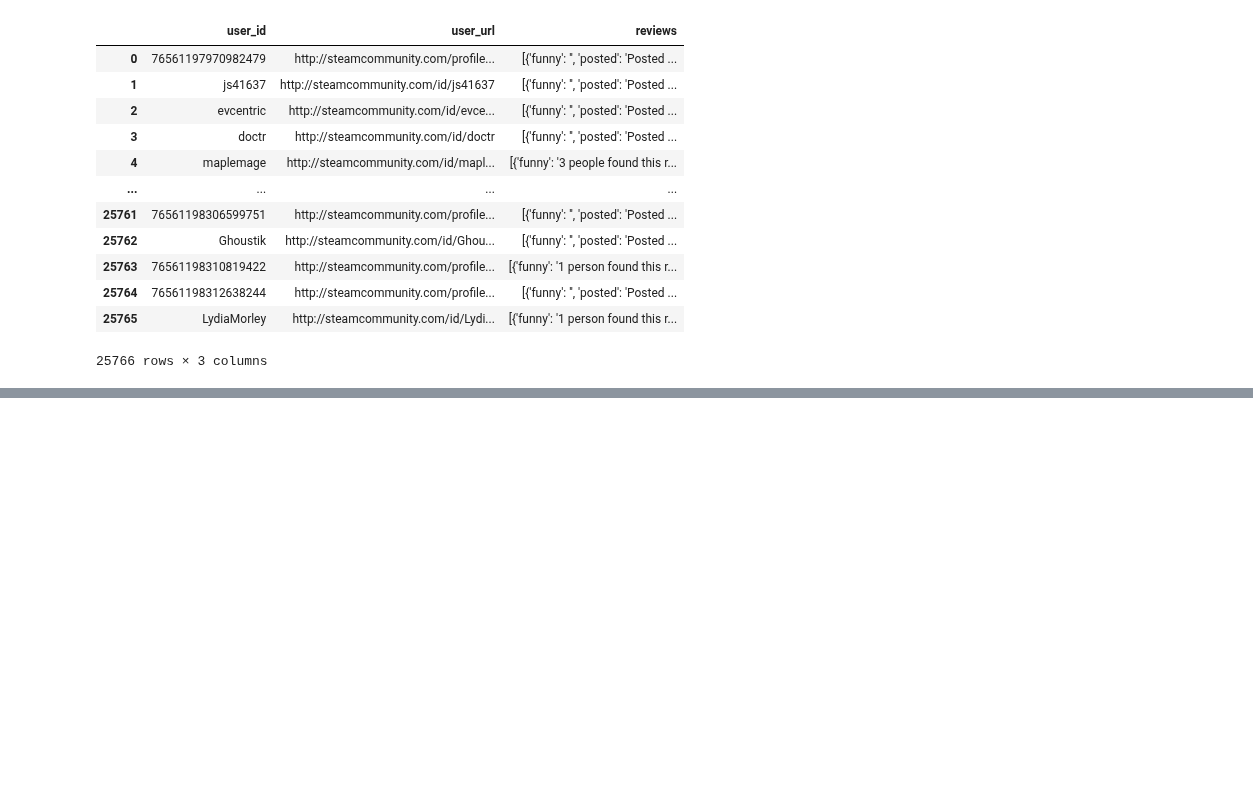
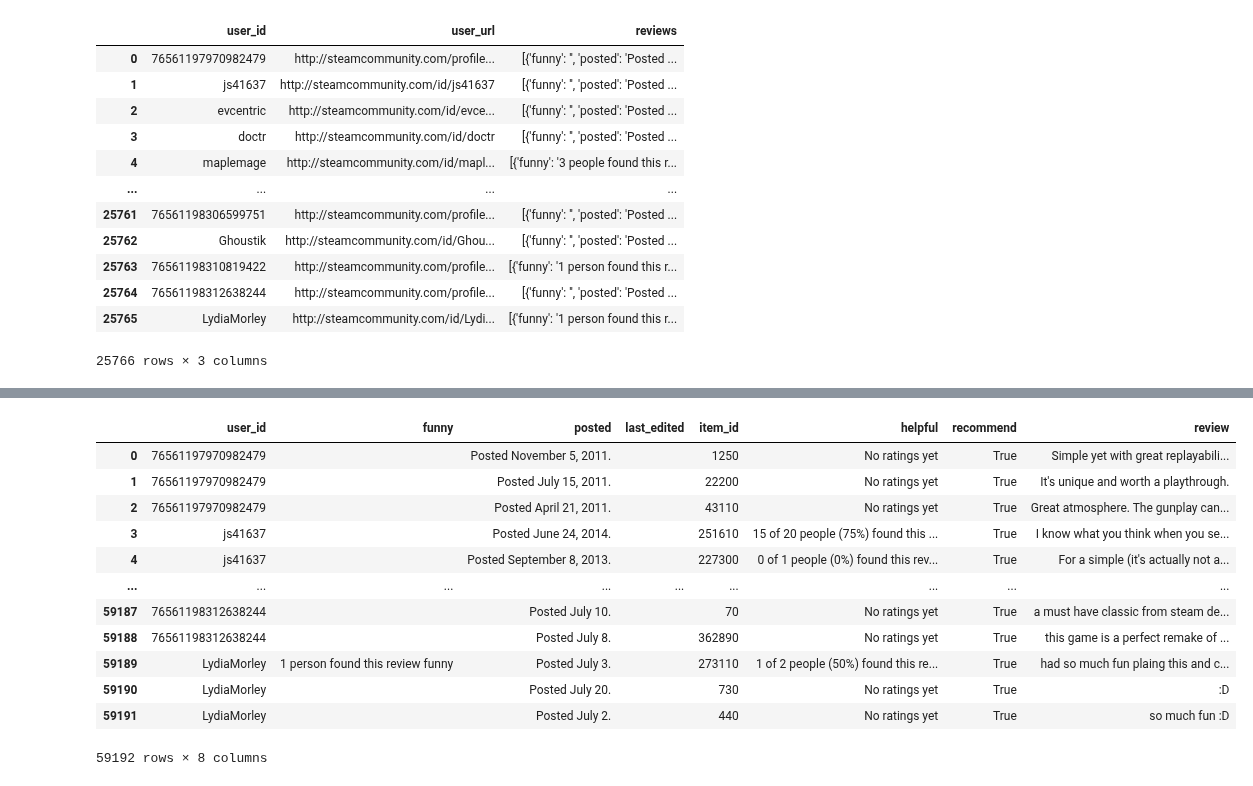
Before and after one commit to DaAnMaGi/PI_ML_OPS, a Jupyter notebook: limpieza/limpieza_datos.ipynb, the cells around one changed output, grey strips where cells are left out. Cells and saved outputs as stored; diff of their text form; code cells hidden in the pictures; blank space fills up the shorter version.

Commit message:
Limpieza de reviews

```diff
--- a/limpieza/limpieza_datos.ipynb
+++ b/limpieza/limpieza_datos.ipynb
@@ -118,3 +118,6 @@ reviews
 # %%
 # Se elimina la columna "user_url", ya que no será usada.
 reviews.drop(columns="user_url",inplace=True)
+# %%
+# Se desagregan cada una de las reviews para cada usuario.
+reviews = reviews.explode(column="reviews",ignore_index=True)
@@ -121,3 +140,20 @@ reviews.drop(columns="user_url",inplace=True)
 # %%
-# Con el propósito de separar cada una de las reviews, se normalizar la columna JSON en un DataFrame nuevo.
-normalized_reviews = json_normalize(reviews["reviews"])
+# Con el propósito de separar cada una de las reviews, se normaliza la columna "reviews" la cual se encuentra en formato JSON en un DataFrame nuevo.
+x = json_normalize(reviews["reviews"])
+# Se combina el DataFrame normalizado con el DataFrame original.
+reviews = pd.concat([reviews, x], axis=1).drop('reviews', axis=1)
+reviews
+# %% [output]
+|  | user_id | funny | posted | last_edited | item_id | helpful | recommend | review |
+| 0 | 76561197970982479 |  | Posted November 5, 2011. |  | 1250 | No ratings yet | True | Simple yet with great replayabili... |
+| 1 | 76561197970982479 |  | Posted July 15, 2011. |  | 22200 | No ratings yet | True | It's unique and worth a playthrough. |
+| 2 | 76561197970982479 |  | Posted April 21, 2011. |  | 43110 | No ratings yet | True | Great atmosphere. The gunplay can... |
+| 3 | js41637 |  | Posted June 24, 2014. |  | 251610 | 15 of 20 people (75%) found this ... | True | I know what you think when you se... |
+| 4 | js41637 |  | Posted September 8, 2013. |  | 227300 | 0 of 1 people (0%) found this rev... | True | For a simple (it's actually not a... |
+| ... | ... | ... | ... | ... | ... | ... | ... | ... |
+| 59187 | 76561198312638244 |  | Posted July 10. |  | 70 | No ratings yet | True | a must have classic from steam de... |
+| 59188 | 76561198312638244 |  | Posted July 8. |  | 362890 | No ratings yet | True | this game is a perfect remake of ... |
+| 59189 | LydiaMorley | 1 person found this review funny | Posted July 3. |  | 273110 | 1 of 2 people (50%) found this re... | True | had so much fun plaing this and c... |
+| 59190 | LydiaMorley |  | Posted July 20. |  | 730 | No ratings yet | True | :D |
+| 59191 | LydiaMorley |  | Posted July 2. |  | 440 | No ratings yet | True | so much fun :D |
+59192 rows × 8 columns
```
Also changed, not shown: parts of 9 cells of this notebook.
